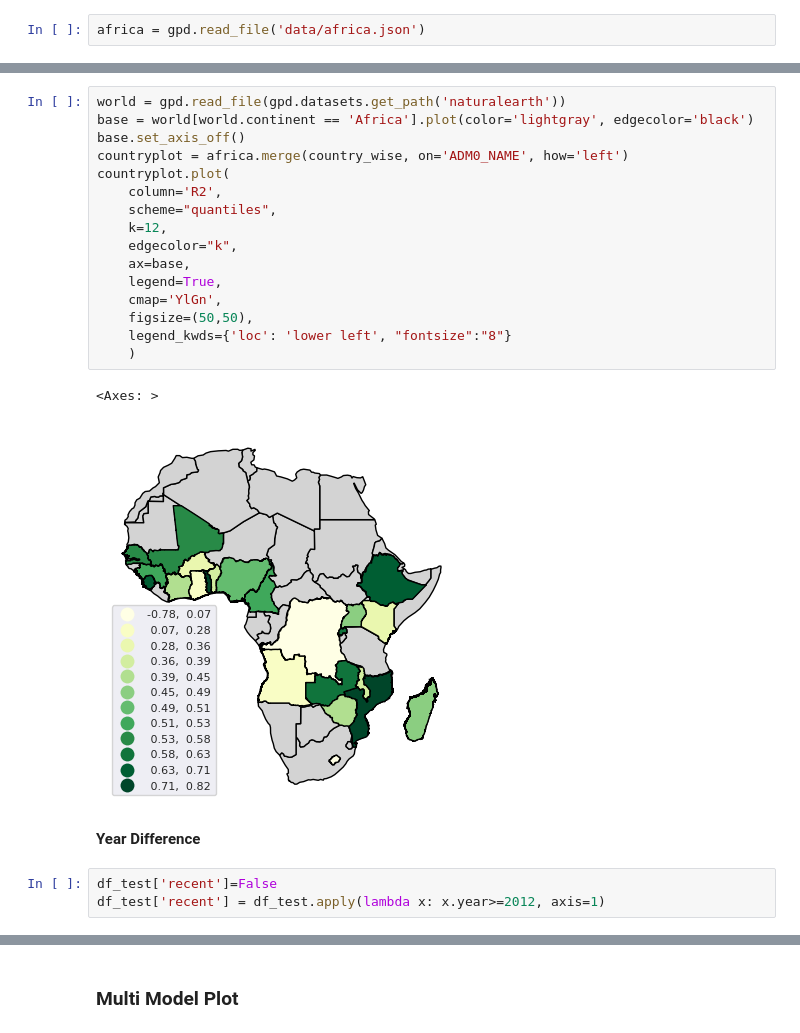
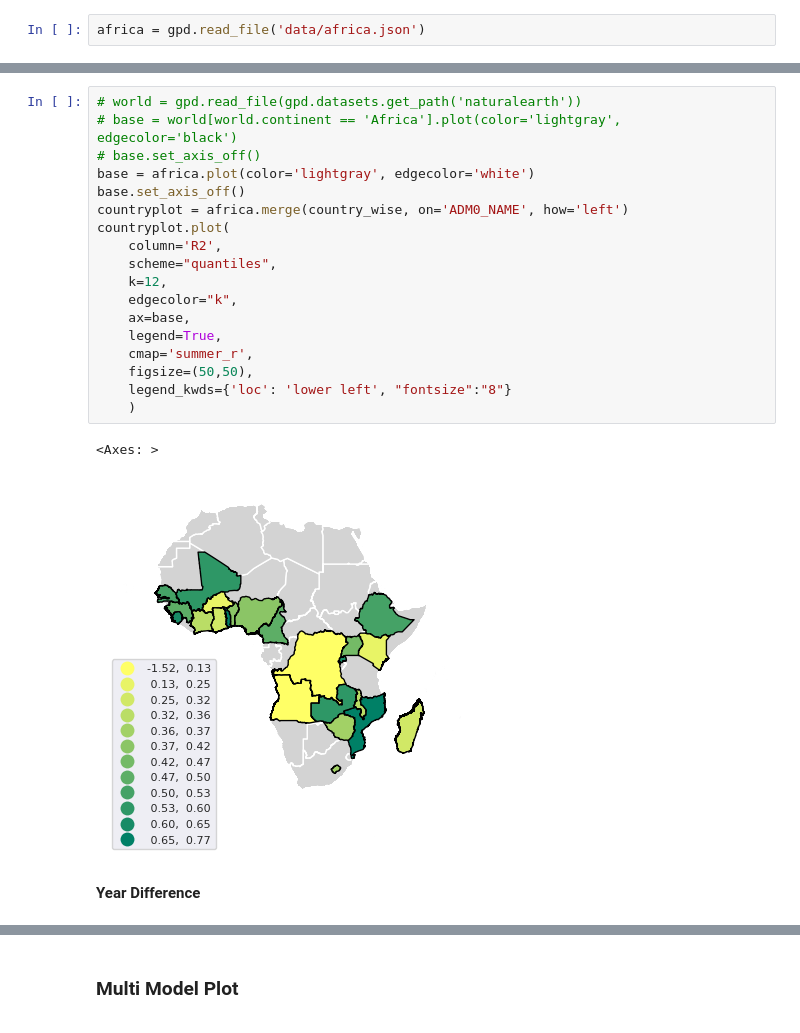
Before and after one commit to mpa-poverty/2-mpa, a Jupyter notebook: plot_results.ipynb, the cells around one changed output, grey strips where cells are left out. Cells and saved outputs as stored; diff of their text form.

```diff
--- a/plot_results.ipynb
+++ b/plot_results.ipynb
@@ -86,24 +114,23 @@ africa = gpd.read_file('data/africa.json')
 # %%
-world = gpd.read_file(gpd.datasets.get_path('naturalearth'))
-base = world[world.continent == 'Africa'].plot(color='lightgray', edgecolor='black')
+# world = gpd.read_file(gpd.datasets.get_path('naturalearth'))
+# base = world[world.continent == 'Africa'].plot(color='lightgray', edgecolor='black')
+# base.set_axis_off()
+base = africa.plot(color='lightgray', edgecolor='white')
 base.set_axis_off()
 countryplot = africa.merge(country_wise, on='ADM0_NAME', how='left')
 countryplot.plot(
     column='R2',
     scheme="quantiles",
     k=12,
     edgecolor="k",
     ax=base,
     legend=True,
-    cmap='YlGn',
+    cmap='summer_r',
     figsize=(50,50),
     legend_kwds={'loc': 'lower left', "fontsize":"8"}
     )
 # %% [output]
 <Axes: >
-[figure, old version]
+[figure, new version]
 # %% [markdown]
 **Year Difference**
-# %%
-df_test['recent']=False
-df_test['recent'] = df_test.apply(lambda x: x.year>=2012, axis=1)
```
Also changed, not shown: parts of 7 cells of this notebook, 9 other files.
